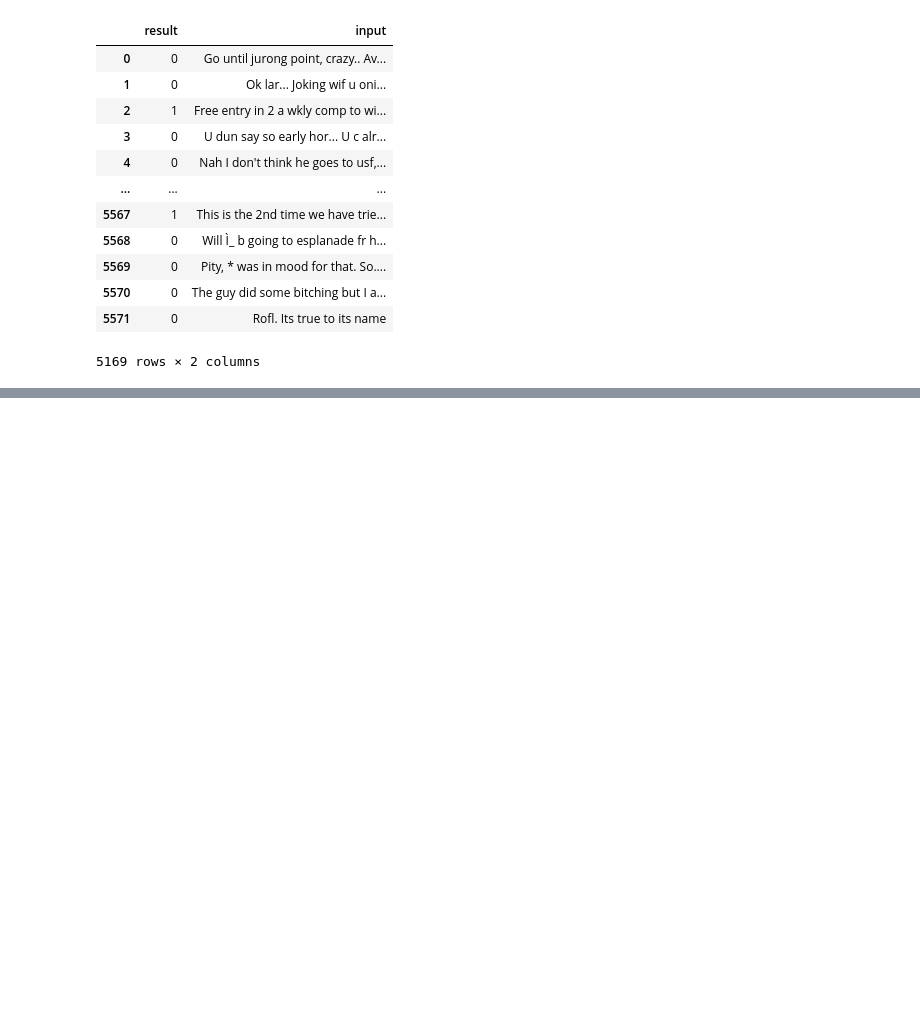
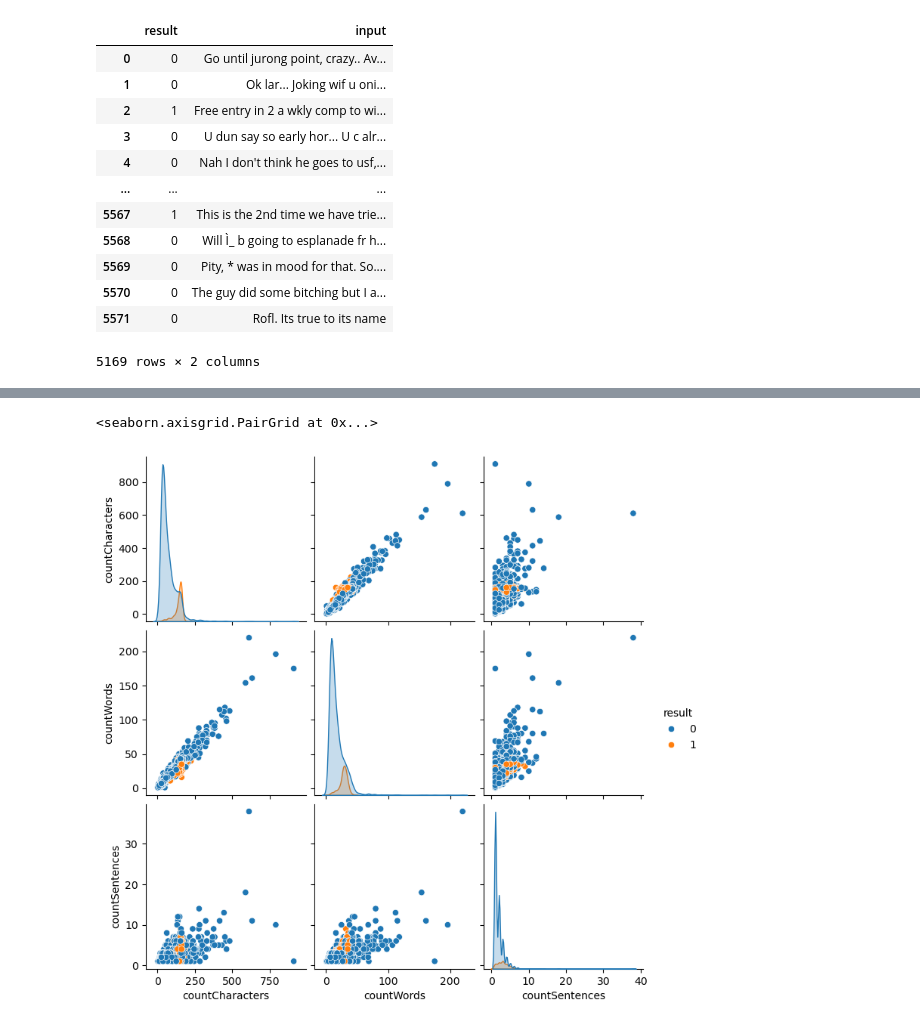
Before and after one commit to AnilKumt/spam_detection, a Jupyter notebook: spam-detection.ipynb, the cells around one changed output, grey strips where cells are left out. Cells and saved outputs as stored; diff of their text form; code cells hidden in the pictures; blank space fills up the shorter version.

```diff
--- a/spam-detection.ipynb
+++ b/spam-detection.ipynb
@@ -163,0 +334,6 @@ df
+# %%
+# finding relationship between the columns
+sns.pairplot(df,hue='result')
+# %% [output]
+<seaborn.axisgrid.PairGrid at 0x...>
+[figure, added]
```
Also changed, not shown: parts of 20 cells of this notebook.
